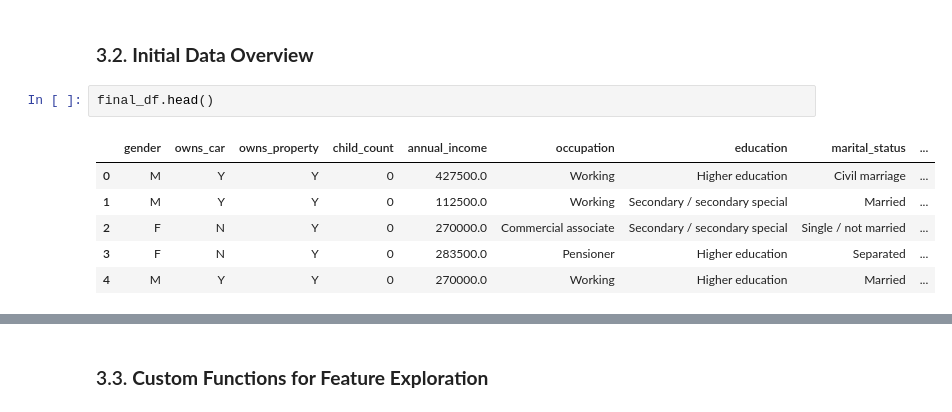
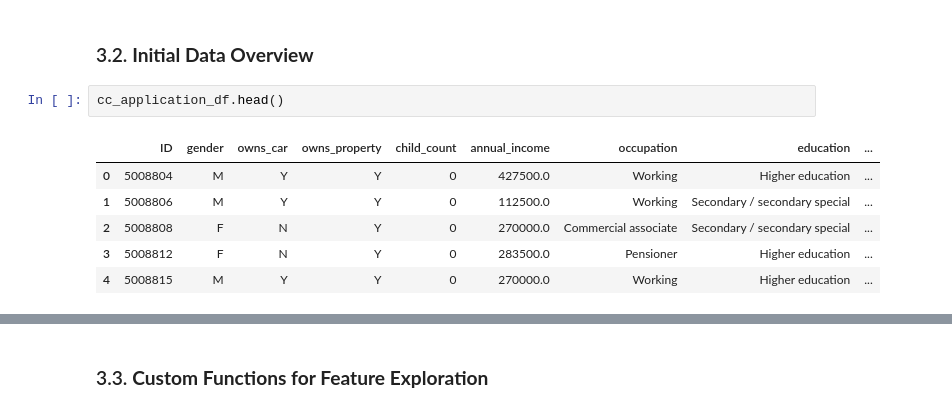
Before and after one commit to himaanssu/Credit_Card_Approval_Prediction, a Jupyter notebook: project.ipynb, the cells around one changed output, grey strips where cells are left out. Drawn from its saved outputs; the diff is of its cells as text.

```diff
--- a/project.ipynb
+++ b/project.ipynb
@@ -93,12 +90,12 @@ except FileNotFoundError:
 # %% [markdown]
 ### 3.2. **Initial Data Overview**
 # %%
-final_df.head()
+cc_application_df.head()
 # %% [output]
-|  | gender | owns_car | owns_property | child_count | annual_income | occupation | education | marital_status | ... |
-| 0 | M | Y | Y | 0 | 427500.0 | Working | Higher education | Civil marriage | ... |
-| 1 | M | Y | Y | 0 | 112500.0 | Working | Secondary / secondary special | Married | ... |
-| 2 | F | N | Y | 0 | 270000.0 | Commercial associate | Secondary / secondary special | Single / not married | ... |
-| 3 | F | N | Y | 0 | 283500.0 | Pensioner | Higher education | Separated | ... |
-| 4 | M | Y | Y | 0 | 270000.0 | Working | Higher education | Married | ... |
+|  | ID | gender | owns_car | owns_property | child_count | annual_income | occupation | education | ... |
+| 0 | 5008804 | M | Y | Y | 0 | 427500.0 | Working | Higher education | ... |
+| 1 | 5008806 | M | Y | Y | 0 | 112500.0 | Working | Secondary / secondary special | ... |
+| 2 | 5008808 | F | N | Y | 0 | 270000.0 | Commercial associate | Secondary / secondary special | ... |
+| 3 | 5008812 | F | N | Y | 0 | 283500.0 | Pensioner | Higher education | ... |
+| 4 | 5008815 | M | Y | Y | 0 | 270000.0 | Working | Higher education | ... |
 # %%
```
Also changed, not shown: parts of 10 cells of this notebook.
